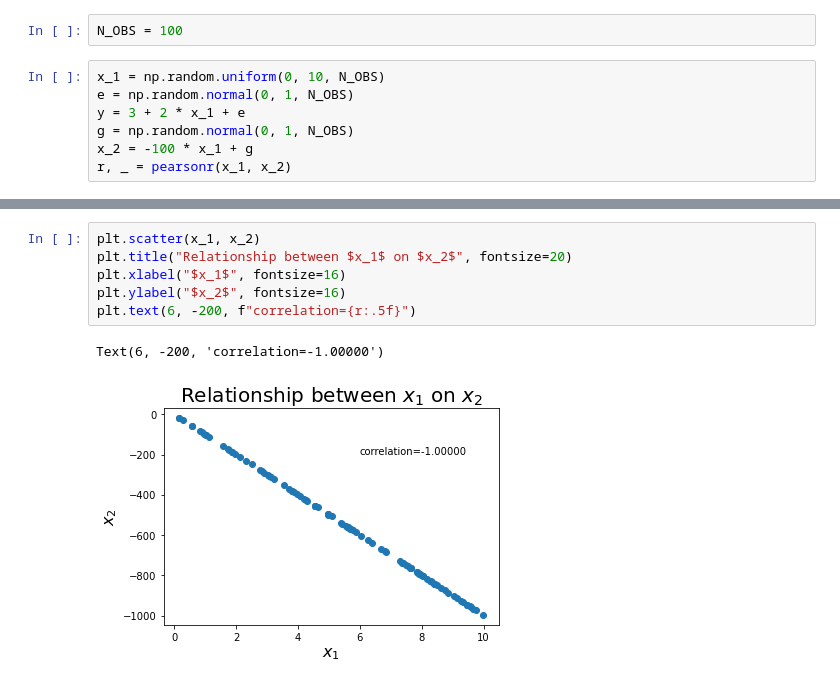
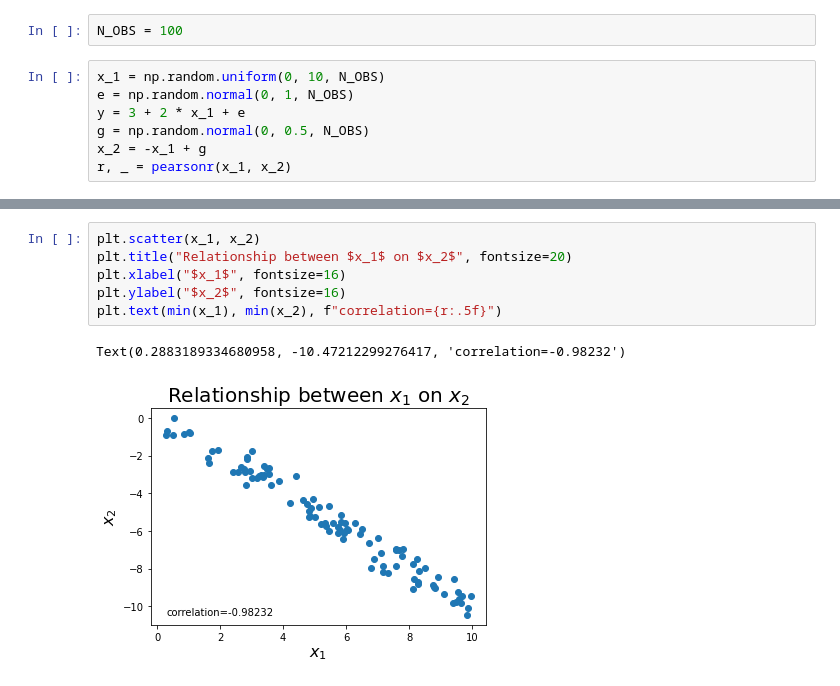
Before and after one commit to edkrueger/lasso-demo, a Jupyter notebook: notebooks/3-synthetic.ipynb, the cells around one changed output, grey strips where cells are left out. Cells and saved outputs as stored; diff of their text form.

```diff
--- a/notebooks/3-synthetic.ipynb
+++ b/notebooks/3-synthetic.ipynb
@@ -18,6 +20,6 @@ N_OBS = 100
 x_1 = np.random.uniform(0, 10, N_OBS)
 e = np.random.normal(0, 1, N_OBS)
 y = 3 + 2 * x_1 + e
-g = np.random.normal(0, 1, N_OBS)
-x_2 = -100 * x_1 + g
+g = np.random.normal(0, 0.5, N_OBS)
+x_2 = -x_1 + g
 r, _ = pearsonr(x_1, x_2)
@@ -84,9 +118,9 @@ Text(-300, 20, 'MSE=0.89172')
 # %%
 plt.scatter(x_1, x_2)
 plt.title("Relationship between $x_1$ on $x_2$", fontsize=20)
 plt.xlabel("$x_1$", fontsize=16)
 plt.ylabel("$x_2$", fontsize=16)
-plt.text(6, -200, f"correlation={r:.5f}")
+plt.text(min(x_1), min(x_2), f"correlation={r:.5f}")
 # %% [output]
-Text(6, -200, 'correlation=-1.00000')
+Text(0.2883189334680958, -10.47212299276417, 'correlation=-0.98232')
-[figure, old version]
+[figure, new version]
```
Also changed, not shown: parts of 11 cells of this notebook.
